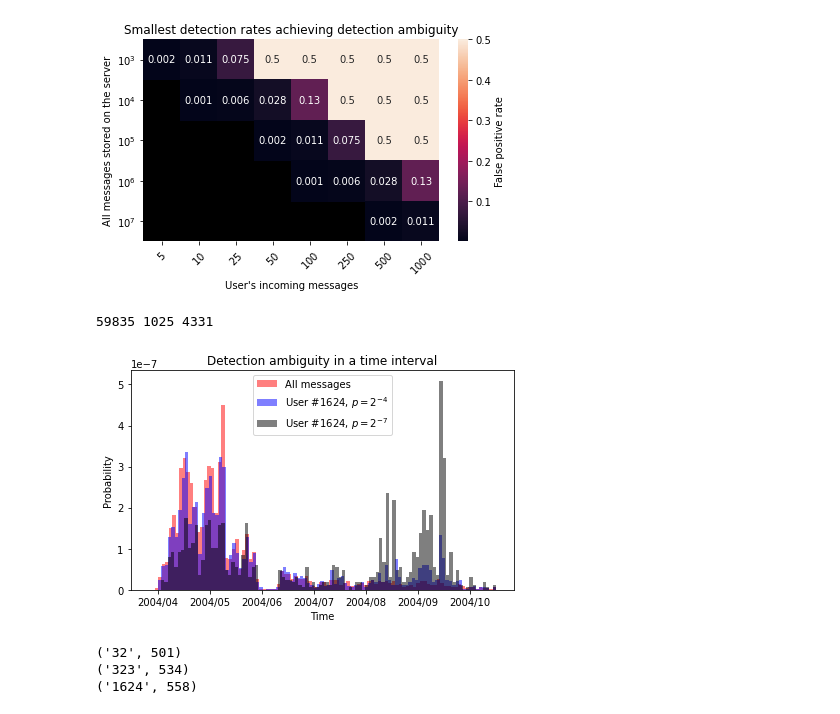
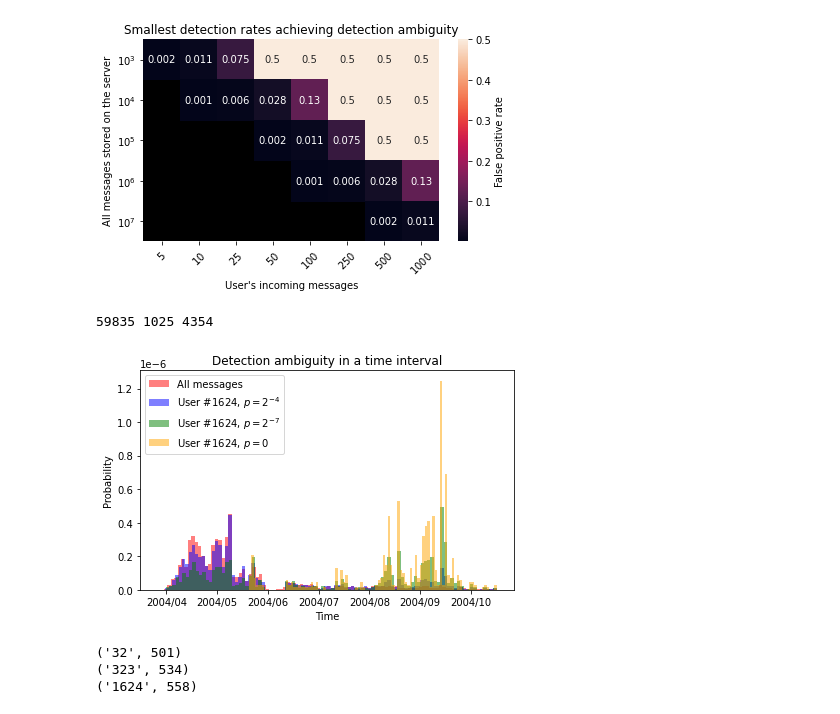
Before and after one commit to seresistvanandras/FMD-analysis, a Jupyter notebook: src/Analyser.ipynb, the cells around one changed output. Drawn from its saved outputs; the diff is of its cells as text; code cells hidden in the pictures.

Commit message:
Updated Temporal Detection Ambiguity Figures

```diff
--- a/src/Analyser.ipynb
+++ b/src/Analyser.ipynb
@@ -15,8 +15,8 @@ import datetime
 import matplotlib.dates as mdates
 from scipy.special import comb
 # %%
-#file1 = open('../datasets/CollegeMsg.txt', 'r')
-file1 = open('../datasets/email-Eu-core-temporal.txt','r')
+file1 = open('../datasets/CollegeMsg.txt', 'r')
+#file1 = open('../datasets/email-Eu-core-temporal.txt','r')
 Lines = file1.readlines()
 
 #G.clear()
@@ -712,6 +712,7 @@ userId = '1624' ##it has an in_degree 558
 userFalsePositiveRate = math.pow(2,-7)
 timestamps = [] ##contains the timestamp of all the messages
 userTimestamps = []
+userIncomingMessages = []
 userTimestampsFrequent = []
 for edge in tqdm(G.edges(data=True)):
     if edge[2]['weight'] == 1996: ##these are cover edges, we are not interested in them at this point
@@ -719,6 +720,7 @@ for edge in tqdm(G.edges(data=True)):
     else:
         timestamps.append(int(edge[2]['weight'].rstrip()))
     if edge[1]==userId:
+        userIncomingMessages.append(int(edge[2]['weight'].rstrip()))
         userTimestamps.append(int(edge[2]['weight'].rstrip()))
         userTimestampsFrequent.append(int(edge[2]['weight'].rstrip()))
     else:
@@ -729,22 +731,23 @@ for edge in tqdm(G.edges(data=True)):
             userTimestampsFrequent.append(int(edge[2]['weight'].rstrip()))
 print(len(timestamps),len(userTimestamps),len(userTimestampsFrequent))
 # %% [output]
-59835 1025 4331
+59835 1025 4354
 # %%
 plt.hist(timestamps, color = "red",density=True,bins=100,alpha=0.5,label="All messages")
 plt.hist(userTimestampsFrequent,color = "blue",density=True, bins=100, alpha=0.5, label='User #1624, $p=2^{-4}$')
-plt.hist(userTimestamps,color = "black",density=True, bins=100, alpha=0.5, label='User #1624, $p=2^{-7}$')
+plt.hist(userTimestamps,color = "green",density=True, bins=100, alpha=0.5, label='User #1624, $p=2^{-7}$')
+plt.hist(userIncomingMessages,color="orange",density=True,bins=100,alpha=0.5,label='User #1624, $p=0$')
 plt.legend(loc='best')
 plt.ylabel('Probability')
 plt.xlabel('Time')
 plt.title('Detection ambiguity in a time interval')
 locs, labels = plt.xticks()
 plt.xticks(locs[1:-1],[datetime.datetime.fromtimestamp(t).strftime("%Y/%m") for t in locs][1:-1], rotation='0')
 plt.tight_layout()
 plt.savefig("detectionAmbiguityinEpoch.pdf")
 plt.show()
 # %% [output]
-[figure, old version]
+[figure, new version]
 # %%
 for v in G.in_degree():
     if v[1]>500:
```
Also changed, not shown: parts of 2 cells of this notebook, 2 other files.
